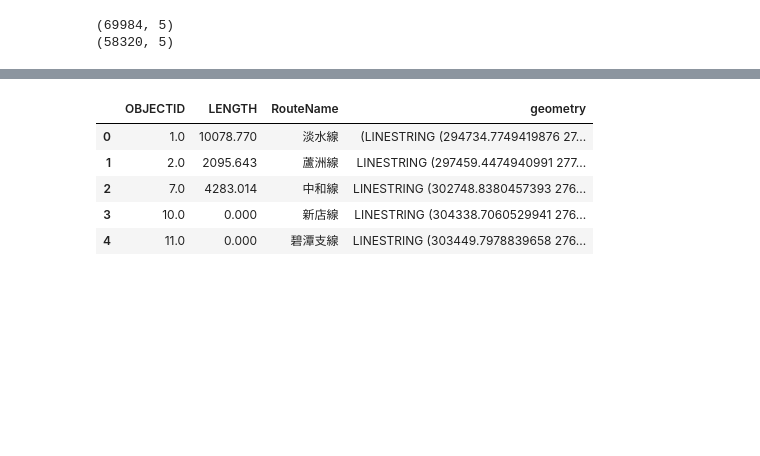
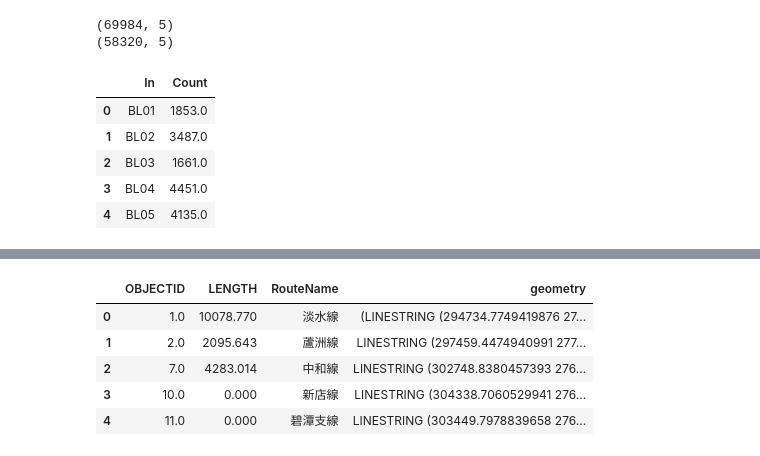
Before and after one commit to rxl204/Capstone, a Jupyter notebook: taipeiOD.ipynb, the cells around one changed output, grey strips where cells are left out. Cells and saved outputs as stored; diff of their text form; code cells hidden in the pictures; blank space fills up the shorter version.

```diff
--- a/taipeiOD.ipynb
+++ b/taipeiOD.ipynb
@@ -257,11 +257,20 @@ feb01PMPeak = feb01.loc[feb01['Time'].isin(PMpeak)]
 print feb01AMPeak.shape
 print feb01PMPeak.shape
 #convert type 2 to type 1
-feb01AMPeak = feb01AMPeak.groupby(['In'])['Count'].sum().reset_index()
-feb01PMPeak = feb01PMPeak.groupby(['In'])['Count'].sum().reset_index()
+feb01AMPeak_IN = feb01AMPeak.groupby(['In'])['Count'].sum().reset_index()
+feb01PMPeak_IN = feb01PMPeak.groupby(['In'])['Count'].sum().reset_index()
 # %% [output]
 (69984, 5)
 (58320, 5)
+# %%
+feb01PMPeak_IN.head()
+# %% [output]
+|  | In | Count |
+| 0 | BL01 | 1853.0 |
+| 1 | BL02 | 3487.0 |
+| 2 | BL03 | 1661.0 |
+| 3 | BL04 | 4451.0 |
+| 4 | BL05 | 4135.0 |
 # %%
 #filter for one day
 feb01 = feb.loc[feb['Date'] == '2017-02-01']
```
Also changed, not shown: parts of 15 cells of this notebook.
